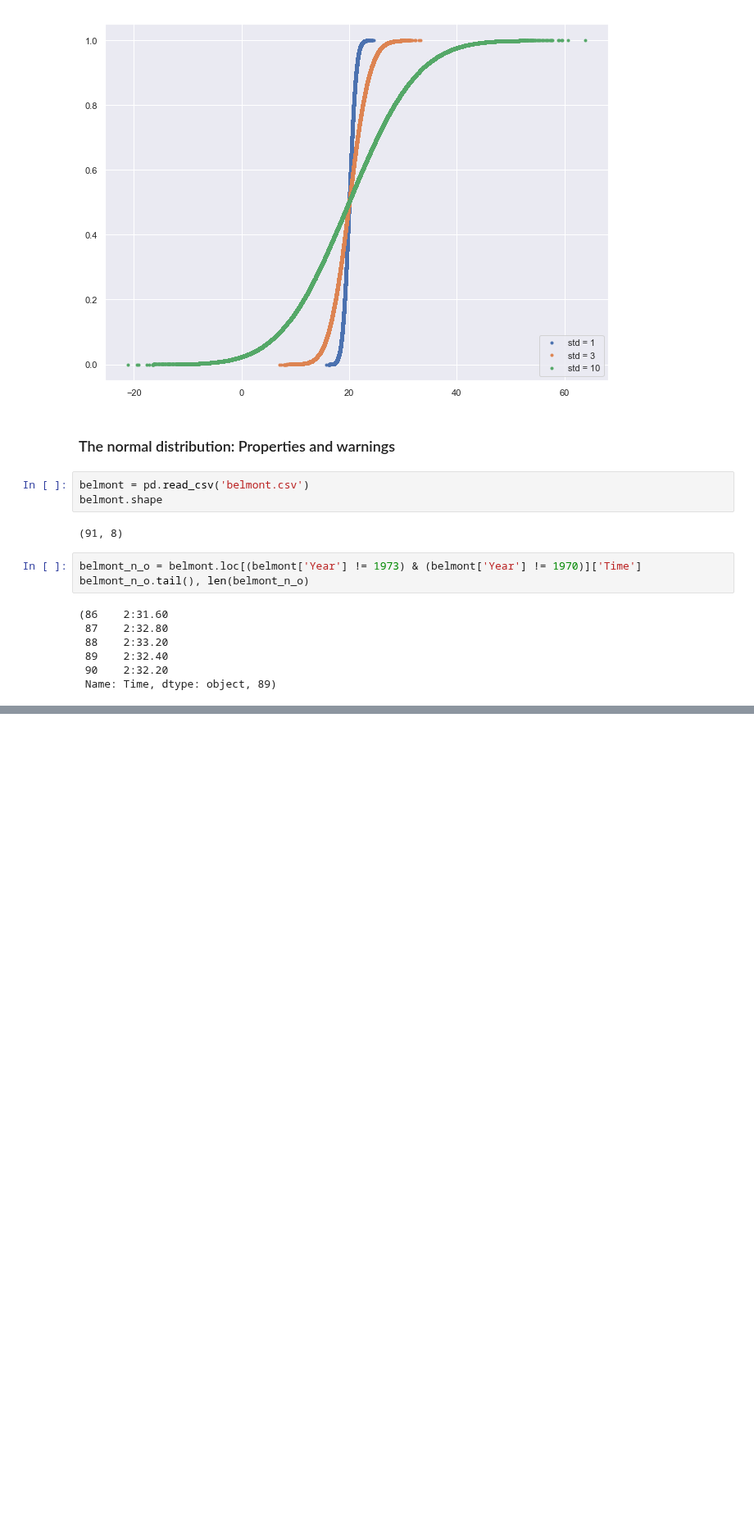
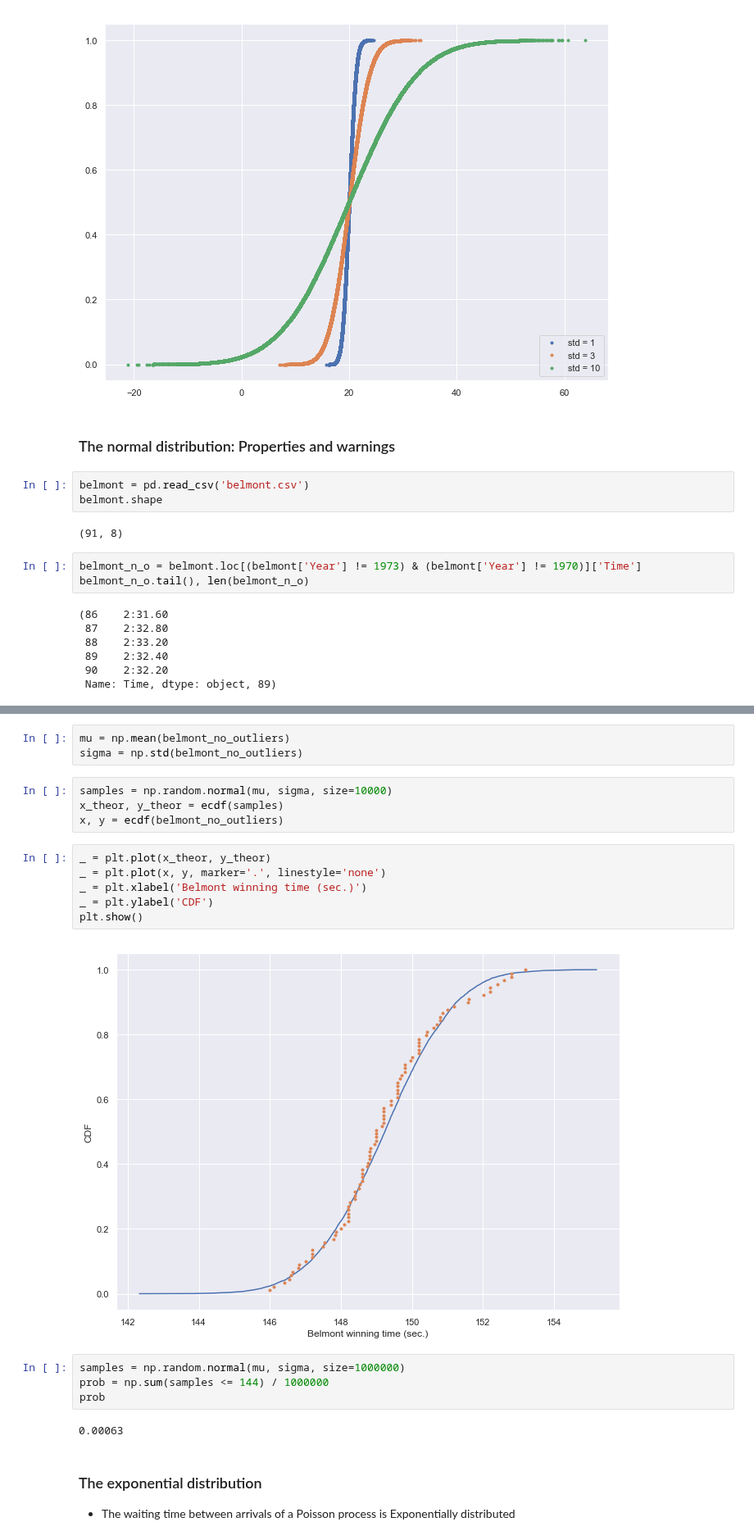
Before and after one commit to MikSm1th/datacamp_notes, a Jupyter notebook: statistical_thinking_in_python/Thinking probalitisically - Continous variables.ipynb, the cells around one changed output, grey strips where cells are left out. Shown at 82% size. Saved outputs shown, nothing was run; the diff lists cells and outputs as text; blank space fills up the shorter version.

```diff
--- a/statistical_thinking_in_python/Thinking probalitisically - Continous variables.ipynb
+++ b/statistical_thinking_in_python/Thinking probalitisically - Continous variables.ipynb
@@ -130,0 +120,24 @@ array([148.5 , 146.65, 148.52, 150.7 , 150.42, 150.87, 151.57, 147.53,
+# %%
+mu = np.mean(belmont_no_outliers)
+sigma = np.std(belmont_no_outliers)
+# %%
+samples = np.random.normal(mu, sigma, size=10000)
+x_theor, y_theor = ecdf(samples)
+x, y = ecdf(belmont_no_outliers)
+# %%
+_ = plt.plot(x_theor, y_theor)
+_ = plt.plot(x, y, marker='.', linestyle='none')
+_ = plt.xlabel('Belmont winning time (sec.)')
+_ = plt.ylabel('CDF')
+plt.show()
+# %% [output]
+[figure, added]
+# %%
+samples = np.random.normal(mu, sigma, size=1000000)
+prob = np.sum(samples <= 144) / 1000000
+prob
+# %% [output]
+0.00063
+# %% [markdown]
+### The exponential distribution
+- The waiting time between arrivals of a Poisson process is Exponentially distributed
```
Also changed, not shown: parts of 5 cells of this notebook, 24 other files.
